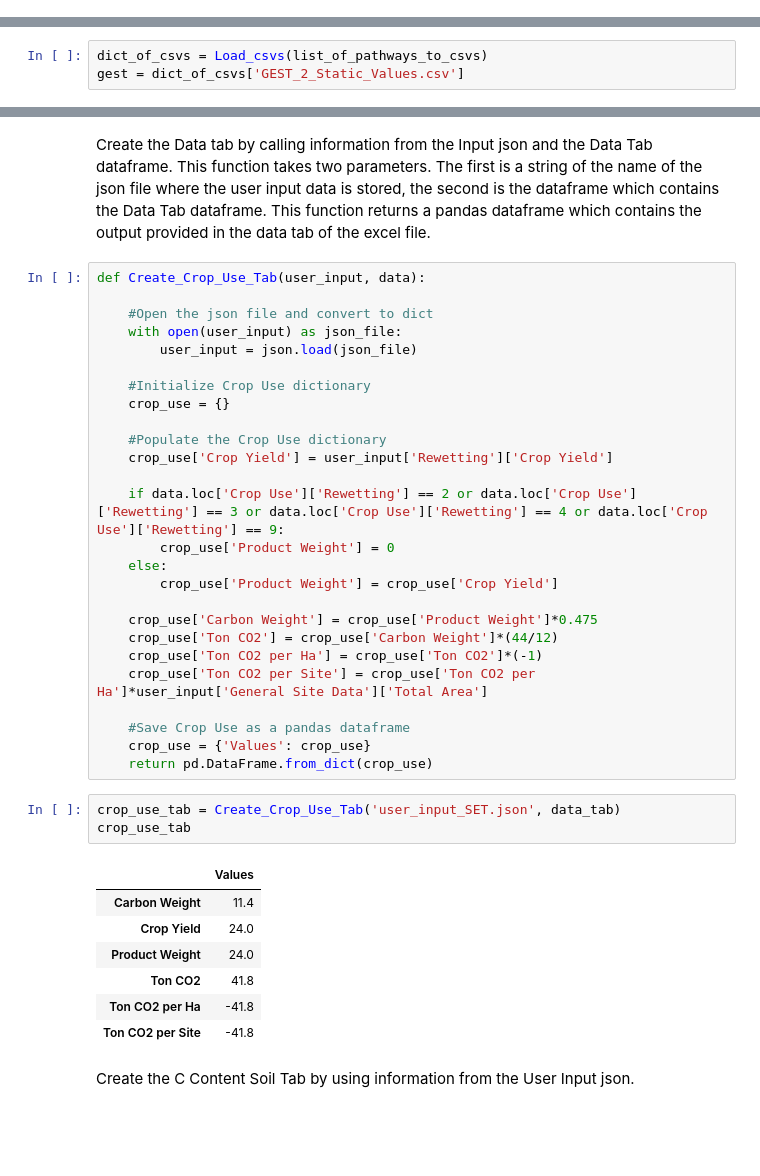
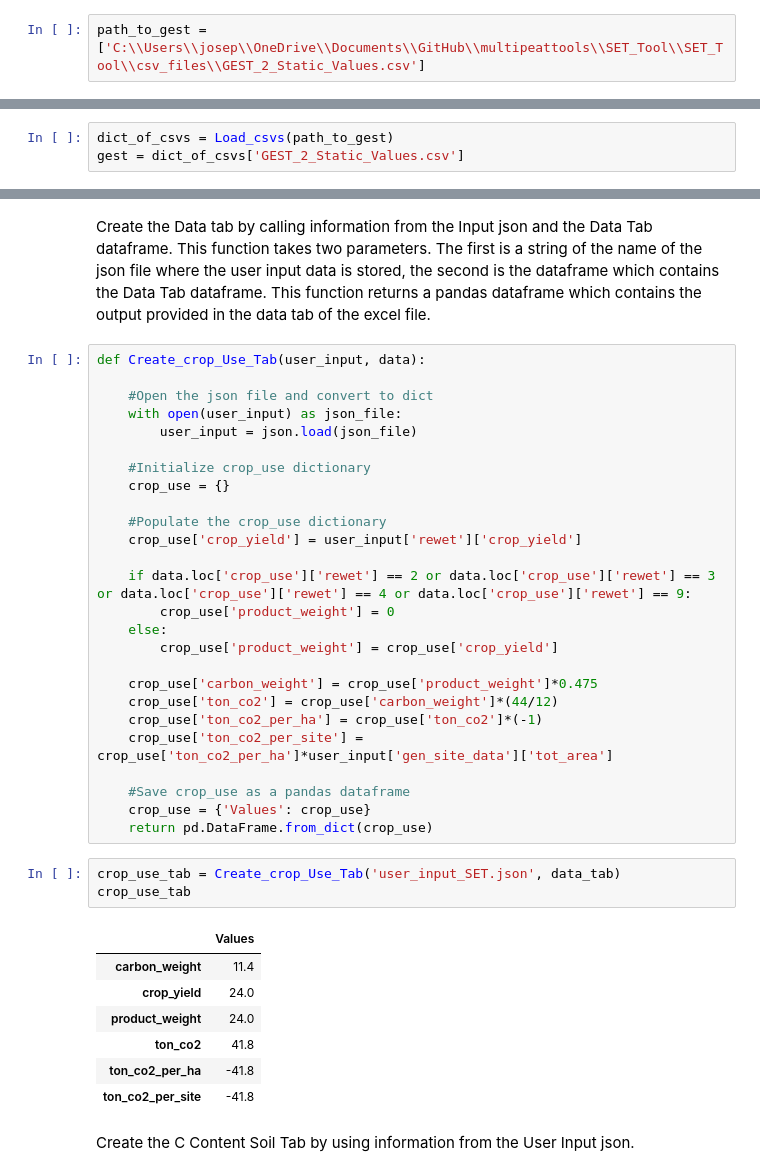
Before and after one commit to mawaskow/multipeattools, a Jupyter notebook: SET_Tool/SET_Tool_Notebook.ipynb, the cells around one changed output, grey strips where cells are left out. Cells and saved outputs as stored; diff of their text form; blank space fills up the shorter version.

```diff
--- a/SET_Tool/SET_Tool_Notebook.ipynb
+++ b/SET_Tool/SET_Tool_Notebook.ipynb
@@ -22,3 +15,5 @@ list_of_pathways_to_csvs = ['C:\\Users\\josep\\OneDrive\\Documents\\GitHub\\mult
+# %%
+path_to_gest = ['C:\\Users\\josep\\OneDrive\\Documents\\GitHub\\multipeattools\\SET_Tool\\SET_Tool\\csv_files\\GEST_2_Static_Values.csv']
 # %% [markdown]
 Function to create a json containing the user input values. The input values in this function are merely standins until actual user input is provided, at which point the json file will be updated.
 # %%
@@ -209,7 +192,7 @@ def Create_Data_Tab(user_input, gest):
 
     return pd.DataFrame.from_dict(data)
 # %%
-dict_of_csvs = Load_csvs(list_of_pathways_to_csvs)
+dict_of_csvs = Load_csvs(path_to_gest)
 gest = dict_of_csvs['GEST_2_Static_Values.csv']
 # %%
 data_tab = Create_Data_Tab('user_input_SET.json', gest)
@@ -231,42 +214,42 @@ data_tab
 # %% [markdown]
 Create the Data tab by calling information from the Input json and the Data Tab dataframe. This function takes two parameters. The first is a string of the name of the json file where the user input data is stored, the second is the dataframe which contains the Data Tab dataframe. This function returns a pandas dataframe which contains the output provided in the data tab of the excel file.
 # %%
-def Create_Crop_Use_Tab(user_input, data):
+def Create_crop_Use_Tab(user_input, data):
 
     #Open the json file and convert to dict
     with open(user_input) as json_file:
         user_input = json.load(json_file)
 
-    #Initialize Crop Use dictionary
+    #Initialize crop_use dictionary
     crop_use = {}
 
-    #Populate the Crop Use dictionary
-    crop_use['Crop Yield'] = user_input['Rewetting']['Crop Yield']
+    #Populate the crop_use dictionary
+    crop_use['crop_yield'] = user_input['rewet']['crop_yield']
 
-    if data.loc['Crop Use']['Rewetting'] == 2 or data.loc['Crop Use']['Rewetting'] == 3 or data.loc['Crop Use']['Rewetting'] == 4 or data.loc['Crop Use']['Rewetting'] == 9:
-        crop_use['Product Weight'] = 0
+    if data.loc['crop_use']['rewet'] == 2 or data.loc['crop_use']['rewet'] == 3 or data.loc['crop_use']['rewet'] == 4 or data.loc['crop_use']['rewet'] == 9:
+        crop_use['product_weight'] = 0
     else:
-        crop_use['Product Weight'] = crop_use['Crop Yield']
+        crop_use['product_weight'] = crop_use['crop_yield']
 
-    crop_use['Carbon Weight'] = crop_use['Product Weight']*0.475
-    crop_use['Ton CO2'] = crop_use['Carbon Weight']*(44/12)
-    crop_use['Ton CO2 per Ha'] = crop_use['Ton CO2']*(-1)
-    crop_use['Ton CO2 per Site'] = crop_use['Ton CO2 per Ha']*user_input['General Site Data']['Total Area']
+    crop_use['carbon_weight'] = crop_use['product_weight']*0.475
+    crop_use['ton_co2'] = crop_use['carbon_weight']*(44/12)
+    crop_use['ton_co2_per_ha'] = crop_use['ton_co2']*(-1)
+    crop_use['ton_co2_per_site'] = crop_use['ton_co2_per_ha']*user_input['gen_site_data']['tot_area']
 
-    #Save Crop Use as a pandas dataframe
+    #Save crop_use as a pandas dataframe
     crop_use = {'Values': crop_use}
     return pd.DataFrame.from_dict(crop_use)
 # %%
-crop_use_tab = Create_Crop_Use_Tab('user_input_SET.json', data_tab)
+crop_use_tab = Create_crop_Use_Tab('user_input_SET.json', data_tab)
 crop_use_tab
 # %% [output]
 |  | Values |
-| Carbon Weight | 11.4 |
-| Crop Yield | 24.0 |
-| Product Weight | 24.0 |
-| Ton CO2 | 41.8 |
-| Ton CO2 per Ha | -41.8 |
-| Ton CO2 per Site | -41.8 |
+| carbon_weight | 11.4 |
+| crop_yield | 24.0 |
+| product_weight | 24.0 |
+| ton_co2 | 41.8 |
+| ton_co2_per_ha | -41.8 |
+| ton_co2_per_site | -41.8 |
 # %% [markdown]
 Create the C Content Soil Tab by using information from the User Input json.
 # %%
```
Also changed, not shown: parts of 21 cells of this notebook, 2 other files.
